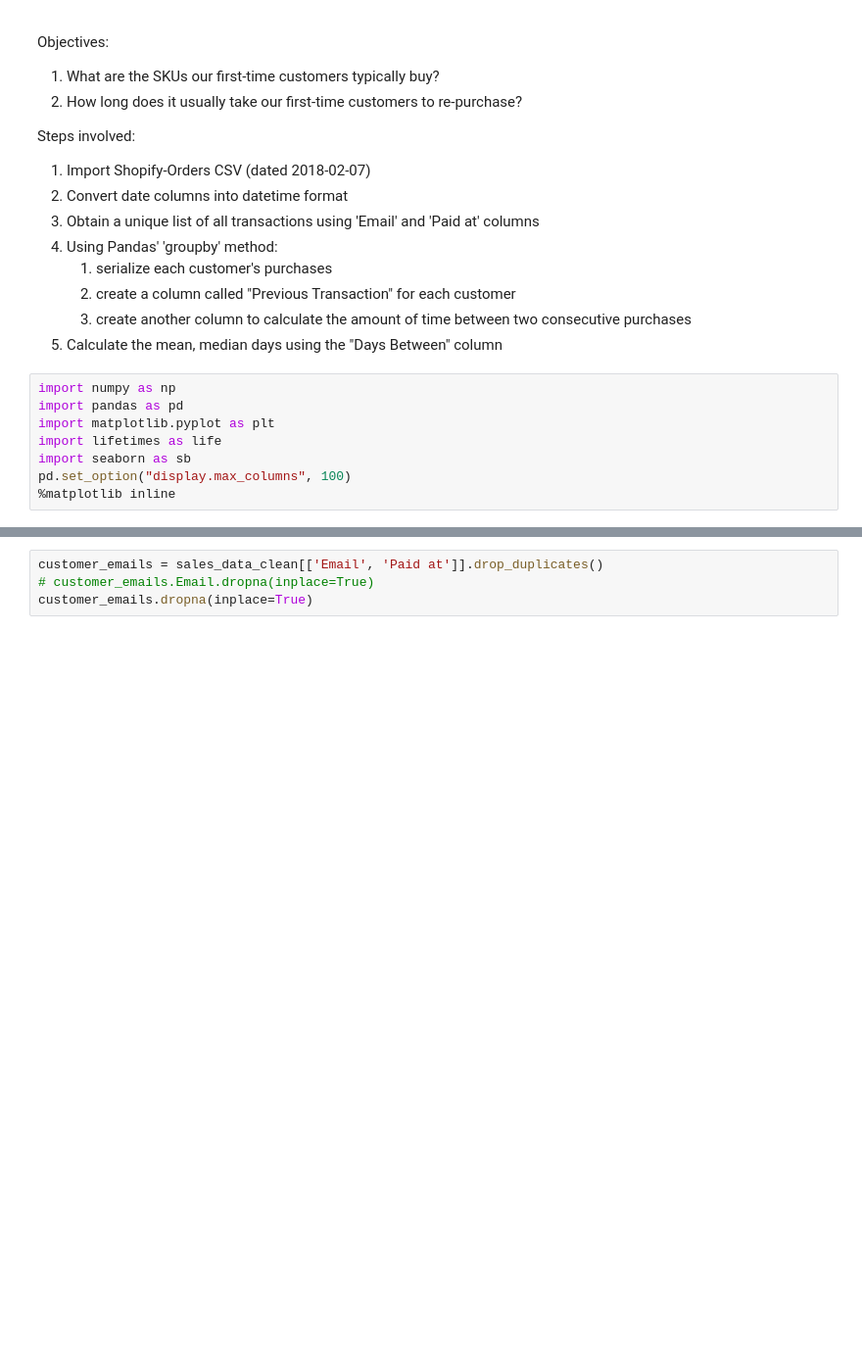
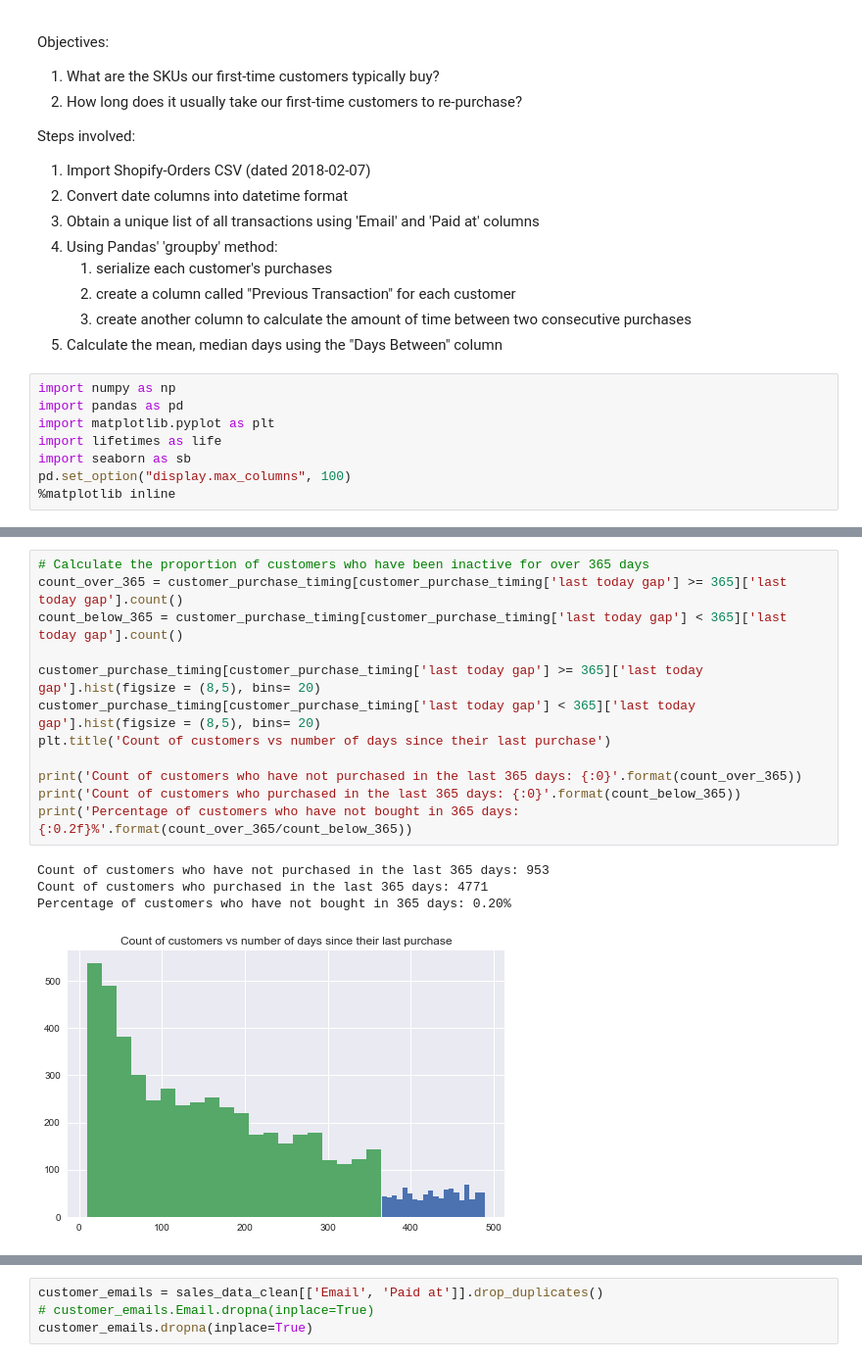
Before and after one commit to jeffl24/lifetime, a Jupyter notebook: Customer Purchasing Time Gap.ipynb, the cells around one changed output, grey strips where cells are left out. Shown: that part at 98% size. Cells and saved outputs as stored; diff of their text form; blank space fills up the shorter version.

```diff
--- a/Customer Purchasing Time Gap.ipynb
+++ b/Customer Purchasing Time Gap.ipynb
@@ -31,0 +99,17 @@ sales_data_clean = sales_data.drop(sales_data.columns.to_series()[-11:-1], axis=
+# %%
+# Calculate the proportion of customers who have been inactive for over 365 days
+count_over_365 = customer_purchase_timing[customer_purchase_timing['last today gap'] >= 365]['last today gap'].count()
+count_below_365 = customer_purchase_timing[customer_purchase_timing['last today gap'] < 365]['last today gap'].count()
+
+customer_purchase_timing[customer_purchase_timing['last today gap'] >= 365]['last today gap'].hist(figsize = (8,5), bins= 20)
+customer_purchase_timing[customer_purchase_timing['last today gap'] < 365]['last today gap'].hist(figsize = (8,5), bins= 20)
+plt.title('Count of customers vs number of days since their last purchase')
+
+print('Count of customers who have not purchased in the last 365 days: {:0}'.format(count_over_365))
+print('Count of customers who purchased in the last 365 days: {:0}'.format(count_below_365))
+print('Percentage of customers who have not bought in 365 days: {:0.2f}%'.format(count_over_365/count_below_365))
+# %% [output]
+Count of customers who have not purchased in the last 365 days: 953
+Count of customers who purchased in the last 365 days: 4771
+Percentage of customers who have not bought in 365 days: 0.20%
+[figure, added]
```
Also changed, not shown: parts of 13 cells of this notebook, 4 other files.
